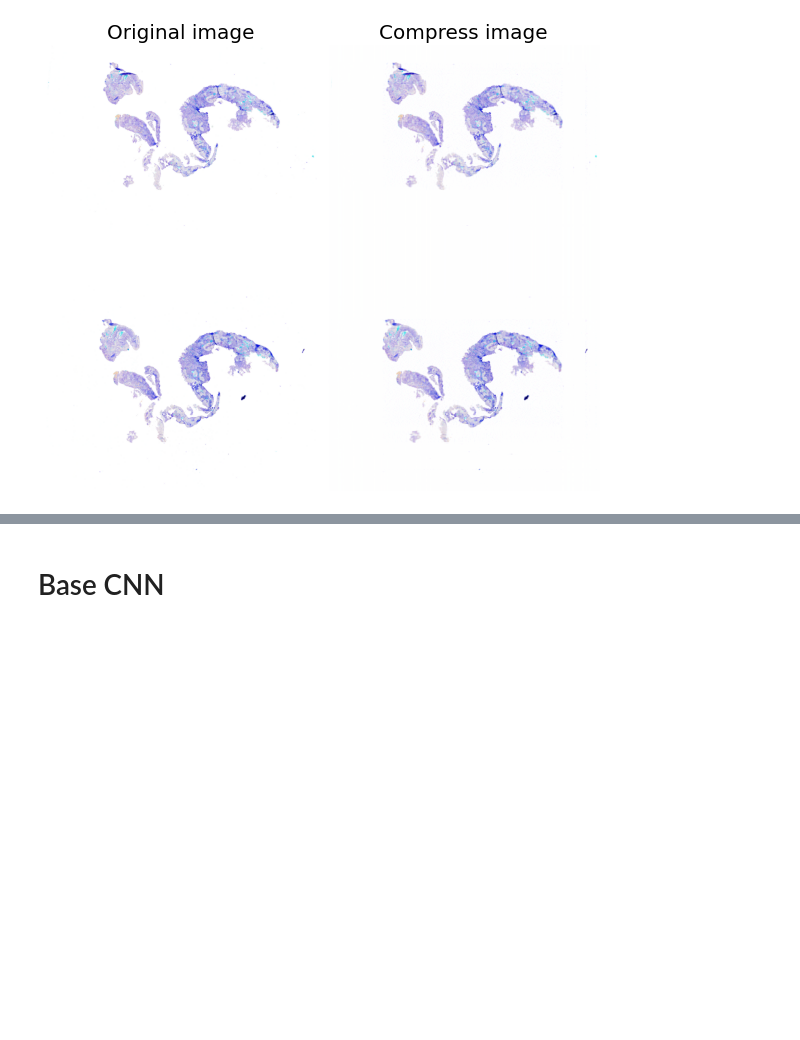
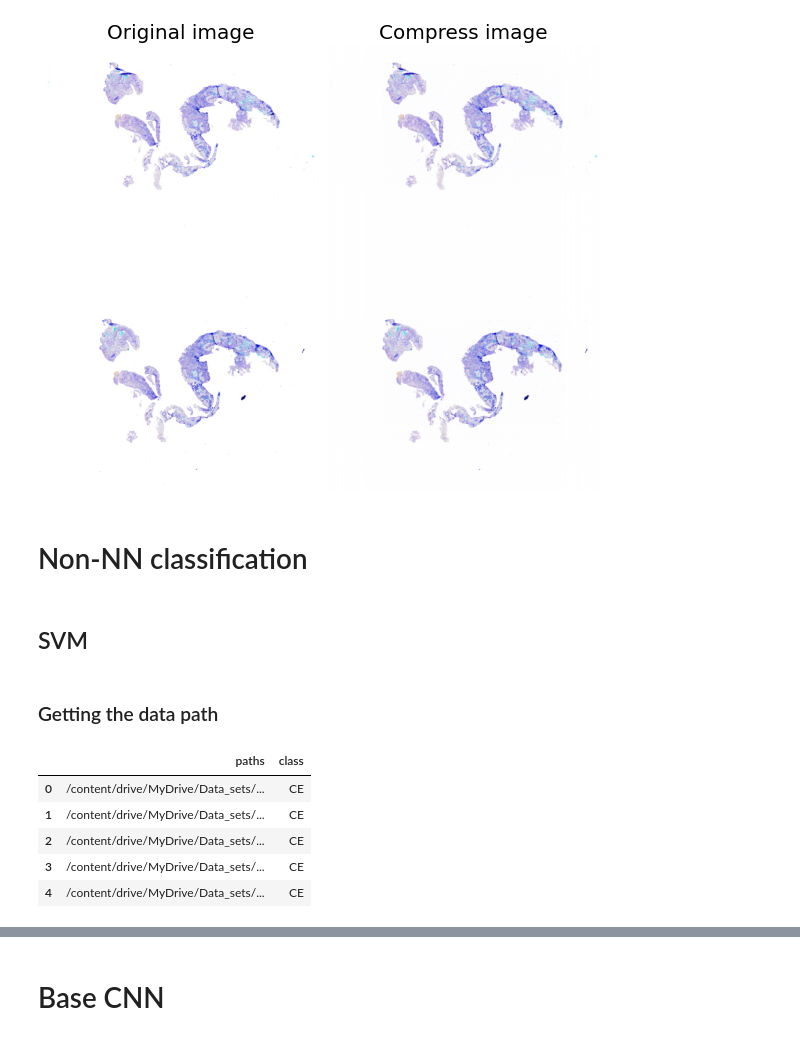
Before and after one commit to EnriqueProjectsIA/Mayo-Clinic---STRIP-AI, a Jupyter notebook: Mayo_clinic_exploration+CNN.ipynb, the cells around one changed output, grey strips where cells are left out. Cells and saved outputs as stored; diff of their text form; code cells hidden in the pictures; blank space fills up the shorter version.

```diff
--- a/Mayo_clinic_exploration+CNN.ipynb
+++ b/Mayo_clinic_exploration+CNN.ipynb
@@ -292,3 +298,28 @@ plt.show()
 # %% [output]
 WARNING:matplotlib.image:Clipping input data to the valid range for imshow with RGB data ([0..1] for floats or [0..255] for integers).
 [figure]
+# %% [markdown]
+# Non-NN classification
+# %% [markdown]
+## SVM
+# %% [markdown]
+### Getting the data path
+# %%
+PATH = '/content/drive/MyDrive/Data_sets/MAYOPNG'
+pathFiles = []
+nameClasses = []
+for root, _, files in os.walk(PATH):
+  for file_ in files:
+    pathFiles.append(os.path.join(root,file_))
+    nameClasses.append(root.split('/')[-1])
+fooDict = {'paths':pathFiles,'class':nameClasses}
+
+df = pd.DataFrame.from_dict(fooDict)
+df.head()
+# %% [output]
+|  | paths | class |
+| 0 | /content/drive/MyDrive/Data_sets/... | CE |
+| 1 | /content/drive/MyDrive/Data_sets/... | CE |
+| 2 | /content/drive/MyDrive/Data_sets/... | CE |
+| 3 | /content/drive/MyDrive/Data_sets/... | CE |
+| 4 | /content/drive/MyDrive/Data_sets/... | CE |
```
Also changed, not shown: parts of 5 cells of this notebook.
